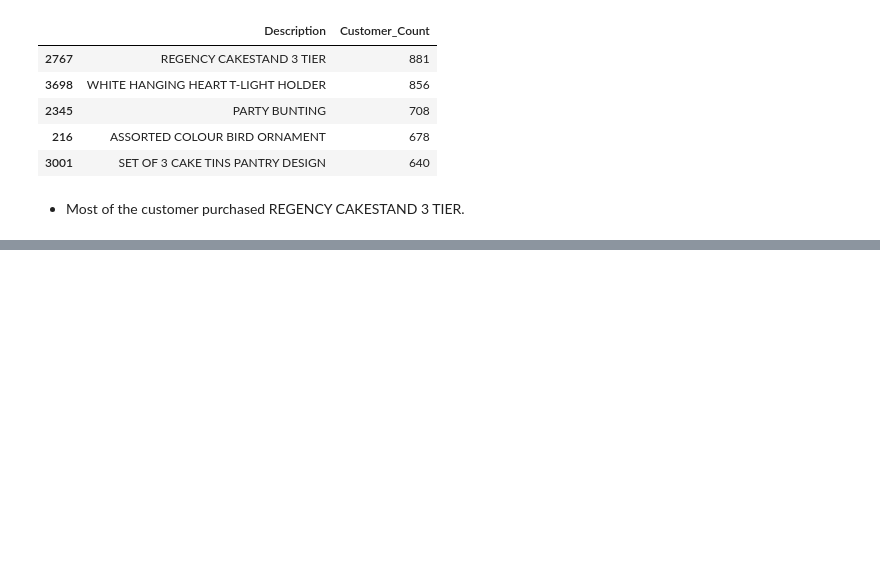
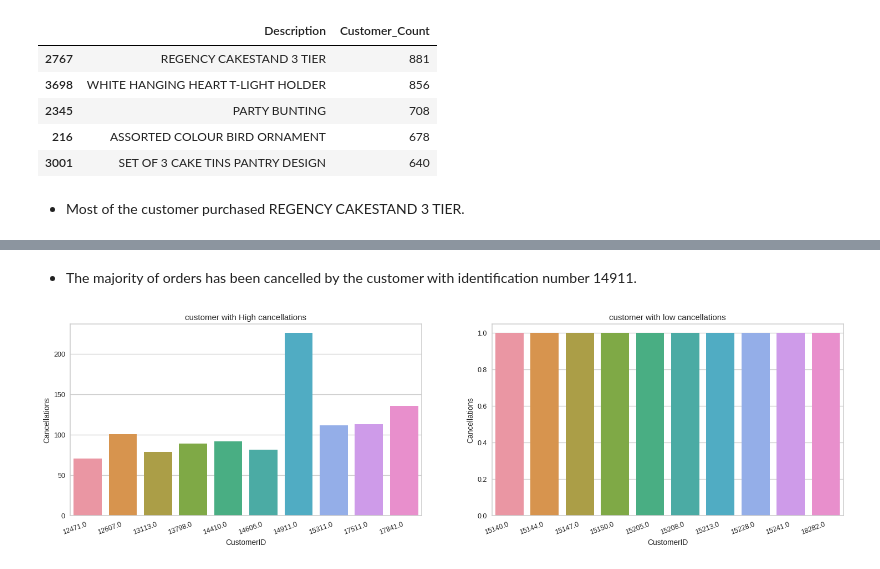
Before and after one commit to VishalKamde/UnsupervisedML, a Jupyter notebook: Unsupervised_ML_Online_Retail_Customer_Segmentation_Vishal_Kamde.ipynb, the cells around one changed output, grey strips where cells are left out. Drawn from its saved outputs; the diff is of its cells as text; code cells hidden in the pictures; blank space fills up the shorter version.

```diff
--- a/Unsupervised_ML_Online_Retail_Customer_Segmentation_Vishal_Kamde.ipynb
+++ b/Unsupervised_ML_Online_Retail_Customer_Segmentation_Vishal_Kamde.ipynb
@@ -553,0 +570,6 @@ product_customer.head()
+# %%
+# Checking the number of cancellations by each customer:-
+
+customer_cancellations = cancellations.groupby('CustomerID').count()['InvoiceNo'].reset_index().sort_values("InvoiceNo",ascending=False)
+customer_cancellations.rename(columns={'InvoiceNo': 'Cancellations'}, inplace=True)
+customer_cancellations.head()
@@ -553,0 +583,18 @@ product_customer.head()
+# %% [markdown]
+* The majority of orders has been cancelled by the customer with identification number 14911.
+# %%
+# Visualizing top and bottom 10 customers based on cancellations:-
+
+plt.figure(figsize=(20,5), dpi=90)
+plt.subplot(1,2,1)
+plt.xticks(rotation=20,ha='right')
+plt.title("customer with High cancellations")
+sns.barplot(data=customer_cancellations.head(10),x="CustomerID",y="Cancellations")
+
+plt.subplot(1,2,2)
+plt.xticks(rotation=20,ha='right')
+plt.title("customer with low cancellations")
+sns.barplot(data=customer_cancellations.tail(10),x="CustomerID",y="Cancellations")
+plt.show()
+# %% [output]
+[figure, added]
```
Also changed, not shown: parts of 24 cells of this notebook.
